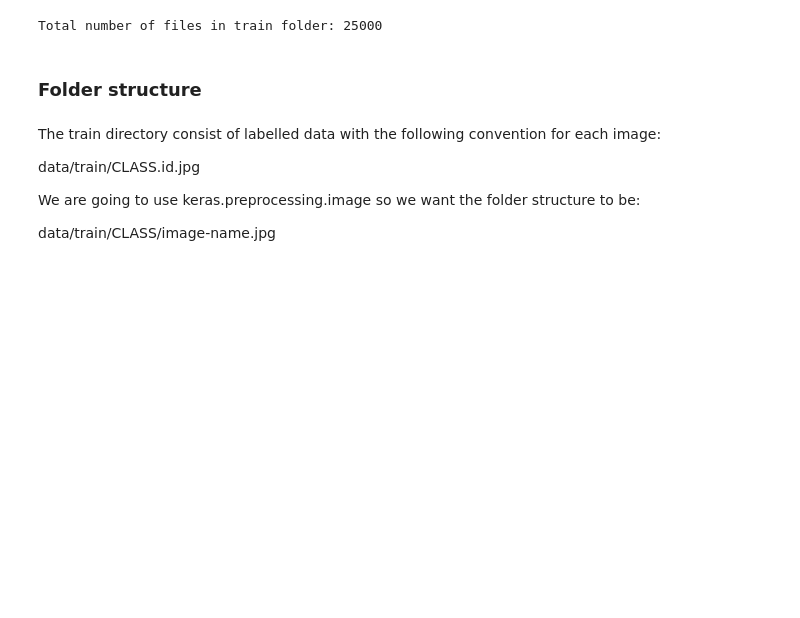
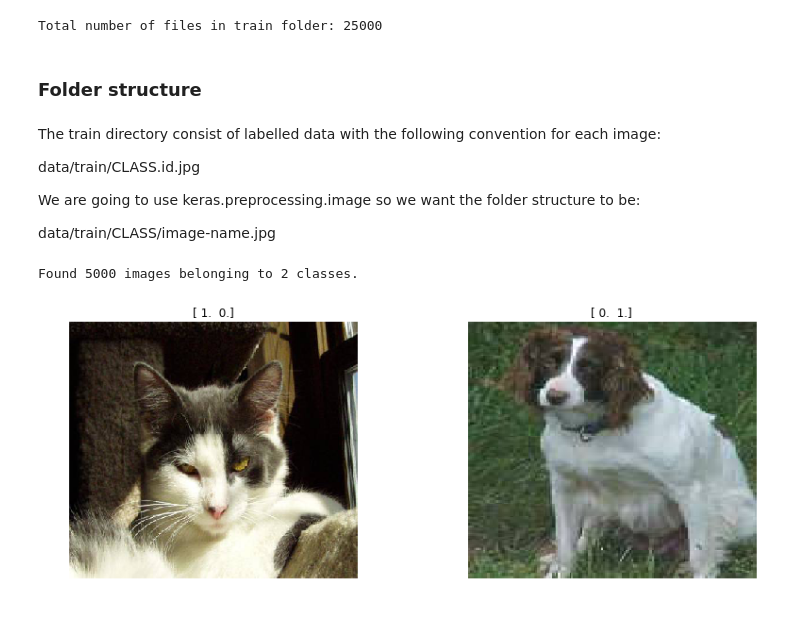
Before and after one commit to gabrielrezzonico/dogsandcats, a Jupyter notebook: notebooks/01. Data loading and analysis.ipynb, the cells around one changed output. Drawn from its saved outputs; the diff is of its cells as text; code cells hidden in the pictures; blank space fills up the shorter version.

```diff
--- a/notebooks/01. Data loading and analysis.ipynb
+++ b/notebooks/01. Data loading and analysis.ipynb
@@ -10,6 +10,7 @@ TRAIN_DIRECTORY = "../data/train/"
 VALID_DIRECTORY = "../data/valid/"
 TEST_DIRECTORY = "../data/test/"
 
+IMAGE_SIZE = (360,404)
 CLASSES = ['cat', 'dog']
 
 VALIDATION_SIZE = 0.2 # size of the validation we want to use
@@ -139,0 +147,14 @@ for index, cat_file in enumerate(cat_files):
+# %%
+import utils;
+from utils import *
+
+batch_generator = get_keras_batch_generator(VALID_DIRECTORY, batch_size=2, target_size=(IMAGE_SIZE[0], IMAGE_SIZE[1]))
+
+imgs,labels = next(batch_generator)
+# %% [output]
+Found 5000 images belonging to 2 classes.
+# %%
+%matplotlib inline
+plot_grid(imgs, titles=labels)
+# %% [output]
+[figure, added]
```
Also changed, not shown: parts of 4 cells of this notebook, 7 other files.
